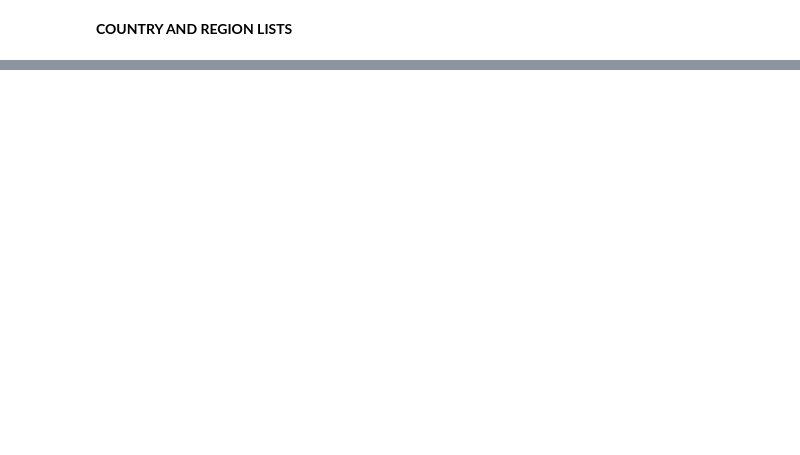
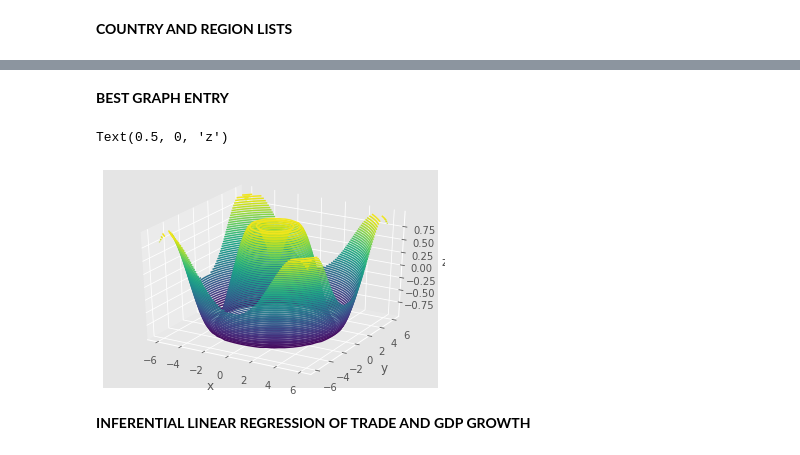
Before and after one commit to hckynumber9/Capstone-1, a Jupyter notebook: notebooks/capstone1.ipynb, the cells around one changed output, grey strips where cells are left out. Saved outputs shown, nothing was run; the diff lists cells and outputs as text; code cells hidden in the pictures; blank space fills up the shorter version.

```diff
--- a/notebooks/capstone1.ipynb
+++ b/notebooks/capstone1.ipynb
@@ -164,0 +255,30 @@ region_list = [
+# %% [markdown]
+**BEST GRAPH ENTRY**
+# %%
+from mpl_toolkits import mplot3d
+%matplotlib inline
+import numpy as np
+import matplotlib.pyplot as plt
+
+def f(x, y):
+    return np.sin(np.sqrt(x ** 2 + y ** 2))
+
+x = np.linspace(-6, 6, 30)
+y = np.linspace(-6, 6, 30)
+
+X, Y = np.meshgrid(x, y)
+Z = f(X, Y)
+
+fig = plt.figure()
+ax = plt.axes(projection='3d')
+ax.contour3D(X, Y, Z, 50, cmap='viridis')
+ax.set_xlabel('x')
+ax.set_ylabel('y')
+ax.set_zlabel('z')
+
+# fig.savefig('best_graph.png', dpi=fig.dpi, bbox_inches='tight', pad_inches=0.5)
+# %% [output]
+Text(0.5, 0, 'z')
+[figure, added]
+# %% [markdown]
+**INFERENTIAL LINEAR REGRESSION OF TRADE AND GDP GROWTH**
```
Also changed, not shown: parts of 27 cells of this notebook, 6 other files.
